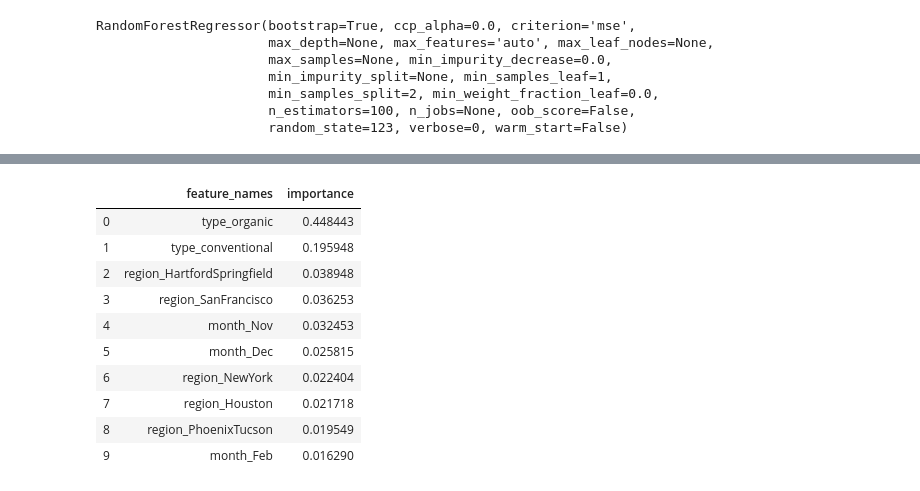
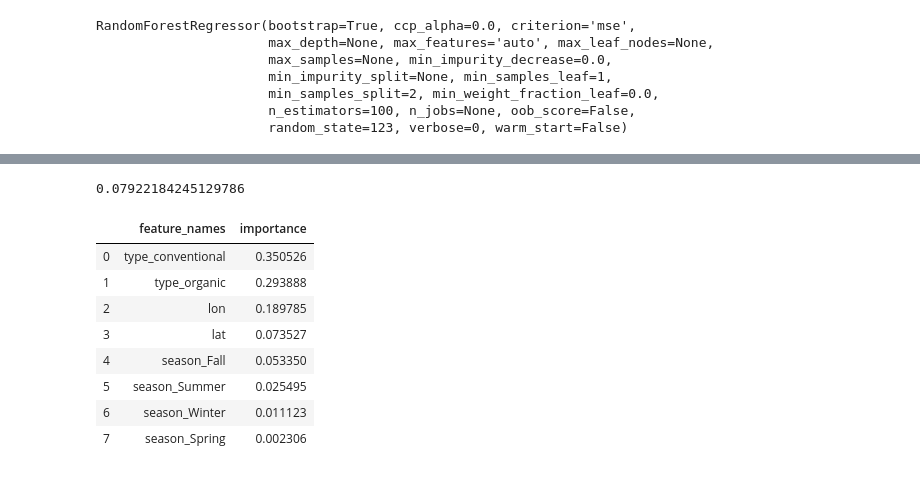
Before and after one commit to UBC-MDS/DSCI_522_Group411, a Jupyter notebook: src/ML_analysis.ipynb, the cells around one changed output, grey strips where cells are left out. Saved outputs shown, nothing was run; the diff lists cells and outputs as text; code cells hidden in the pictures.

```diff
--- a/src/ML_analysis.ipynb
+++ b/src/ML_analysis.ipynb
@@ -38,21 +46,29 @@ Index(['X1', 'date', 'average_price', 'total_volume', 'PLU_4046', 'PLU_4225',
       dtype='object')
 # %%
 # Split the data into target and features
-avocado_x = avocado[['region', 'type', 'month']]
+avocado_x = avocado[['lat', 'lon', 'type', 'season']]
 avocado_y = avocado['average_price']
 
 # avocado_test_x = avocado_test[['region', 'type', 'month']]
 # avocado_test_y = avocado['AveragePrice']
 
+# Scale the numerical features (don't need for rfr, but can't hurt)
+numeric_features = ['lat', 'lon']
+
 # need to convert categorical to numerical using one-hot-encoding
-categorical_features = ['region', 'type', 'month']
+categorical_features = ['type', 'season']
 
 preprocessor = ColumnTransformer(transformers=[
+    ('scaler', StandardScaler(), numeric_features),
     ('ohe', OneHotEncoder(), categorical_features)
 ])
 
 # applying one hot encoding to the training features
-avocado_x = preprocessor.fit_transform(avocado_x)
+avocado_x = pd.DataFrame(preprocessor.fit_transform(avocado_x),
+                         index=avocado_x.index,
+                         columns = (numeric_features +
+                                   list(preprocessor.named_transformers_['ohe']
+                                       .get_feature_names(categorical_features))))
 
 # apply the same transformation to the test features (but don't fit!)
 
@@ -120,3 +137,9 @@ feature_list = list(features.columns)
+# %%
+np.mean(cv_scores_dict['Negative_Mean_Squared_Error'])
+# %% [output]
+0.07922184245129786
+# %%
+feature_list = list(avocado_x.columns)
 # %%
 feature_df = pd.DataFrame({"feature_names": feature_list,
              "importance": random_rfr.best_estimator_.feature_importances_})
@@ -125,17 +148,15 @@ feature_df.sort_values(["importance"], ascending=False, inplace=True)
 # %%
 feature_df.reset_index(drop=True, inplace=True)
 # %%
-feature_df[:10]
+feature_df
 # %% [output]
 |  | feature_names | importance |
-| 0 | type_organic | 0.448443 |
-| 1 | type_conventional | 0.195948 |
-| 2 | region_HartfordSpringfield | 0.038948 |
-| 3 | region_SanFrancisco | 0.036253 |
-| 4 | month_Nov | 0.032453 |
-| 5 | month_Dec | 0.025815 |
-| 6 | region_NewYork | 0.022404 |
-| 7 | region_Houston | 0.021718 |
-| 8 | region_PhoenixTucson | 0.019549 |
-| 9 | month_Feb | 0.016290 |
+| 0 | type_conventional | 0.350526 |
+| 1 | type_organic | 0.293888 |
+| 2 | lon | 0.189785 |
+| 3 | lat | 0.073527 |
+| 4 | season_Fall | 0.053350 |
+| 5 | season_Summer | 0.025495 |
+| 6 | season_Winter | 0.011123 |
+| 7 | season_Spring | 0.002306 |
 # %%
```
Also changed, not shown: parts of 28 cells of this notebook.
